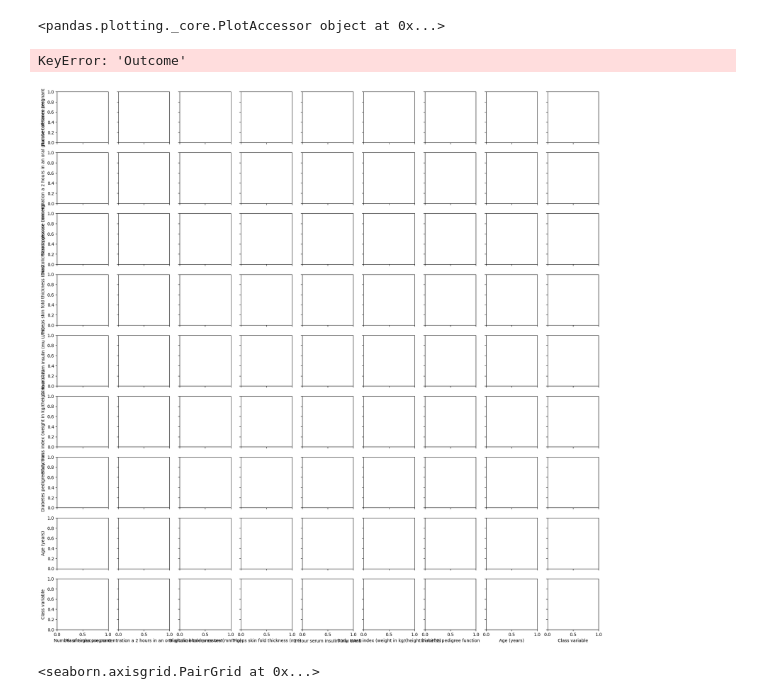
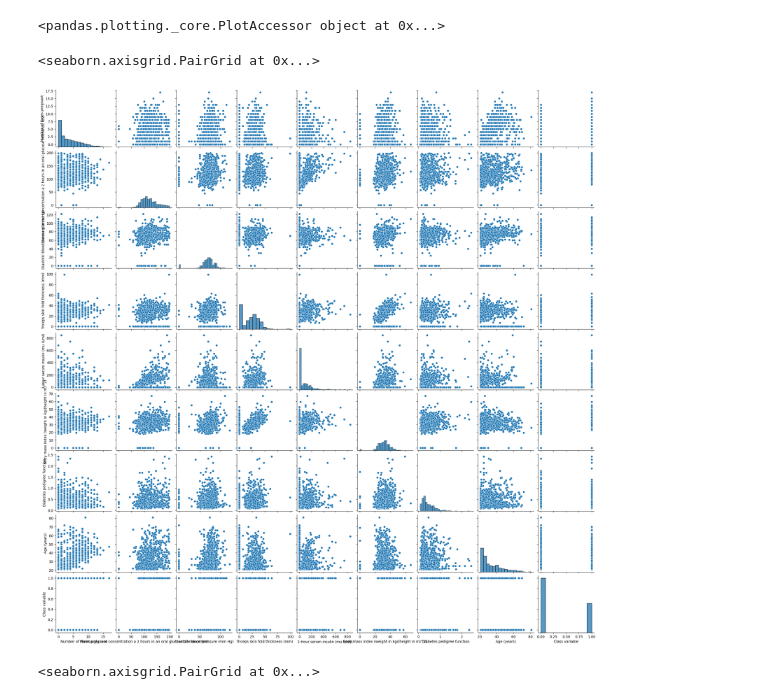
Before and after one commit to ibrahimediz/DeepLearningFundamentals, a Jupyter notebook: Egzersiz/Harun/01_01_Pandas.ipynb, the cells around one changed output. Saved outputs shown, nothing was run; the diff lists cells and outputs as text; code cells hidden in the pictures.

```diff
--- a/Egzersiz/Harun/01_01_Pandas.ipynb
+++ b/Egzersiz/Harun/01_01_Pandas.ipynb
@@ -123,10 +124,10 @@ df.plot
 dfOrnek = pd.read_csv("/workspace/DeepLearningFundamentals/beginner_datasets/diabetes.csv")
 # %%
 import seaborn as sns
-sns.pairplot(data=dfOrnek, hue="Outcome")
+sns.pairplot(data=dfOrnek,)
 # %% [output]
-KeyError: 'Outcome'
+<seaborn.axisgrid.PairGrid at 0x...>
-[figure, old version]
+[figure, new version]
 # %%
 import numpy as ns
 import pandas as pd
```
Also changed, not shown: parts of 6 cells of this notebook, 47 other files.
